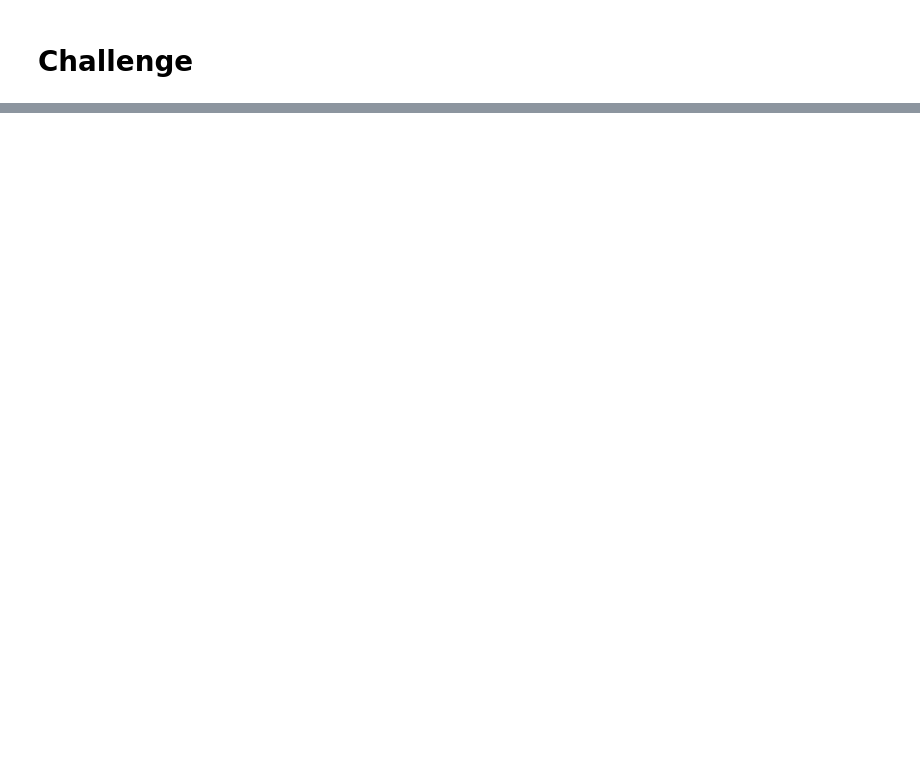
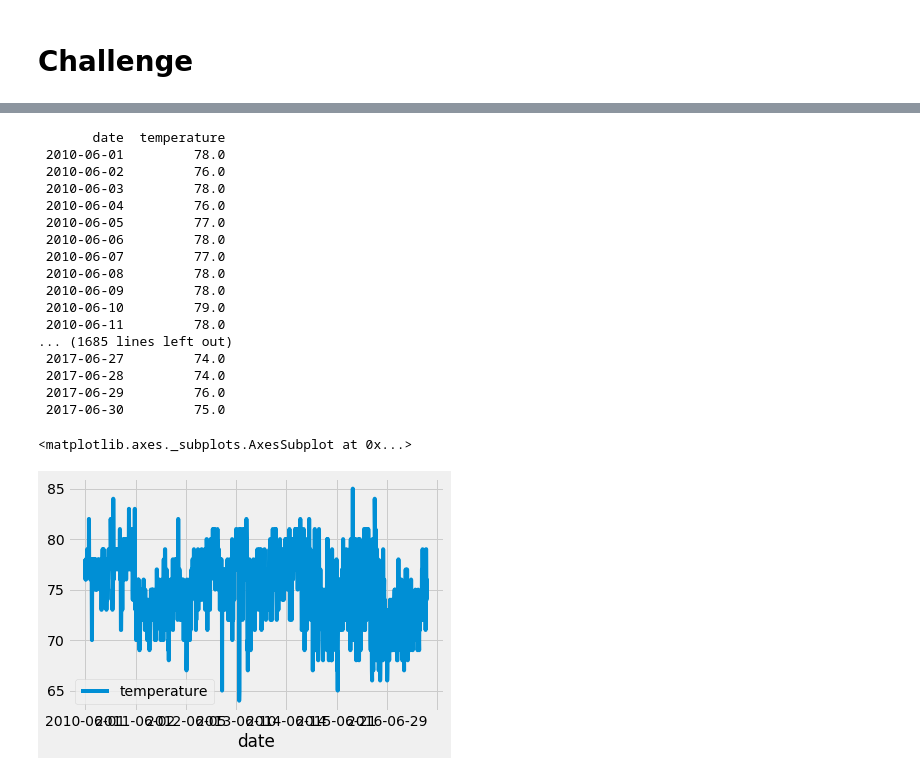
Before and after one commit to PaulIsenberg/surfs_up, a Jupyter notebook: climate_analysis (4).ipynb, the cells around one changed output, grey strips where cells are left out. Saved outputs shown, nothing was run; the diff lists cells and outputs as text; code cells hidden in the pictures; blank space fills up the shorter version.

Commit message:
Uploading Challenge Results and Analysis in README.

```diff
--- a/climate_analysis (4).ipynb
+++ b/climate_analysis (4).ipynb
@@ -160,2 +212,19 @@ plt.tight_layout()
 # %% [markdown]
 # Challenge
+# %%
+# Calculate the date one year from the last date in data set.
+#prev_year = dt.date(2017, 8, 23) - dt.timedelta(days=365)
+# Perform a query to retrieve the data and precipitation scores
+results_pcpt_june = session.query(Measurement.date, Measurement.prcp).filter(extract('month', Measurement.date)==6).all()
+##print(results)
+# Save the query results as a Pandas DataFrame and set the index to the date column
+df1 = pd.DataFrame(results_pcpt_june, columns=['date','precipitation (inches)'])
+df1.set_index(df1['date'], inplace=True)
+##print(df)
+##print(df.to_string(index=False))
+# Sort the dataframe by date
+df1 = df1.sort_index()
+#print(df)
+print(df1.to_string(index=False))
+# Use Pandas Plotting with Matplotlib to plot the data
+df1.plot()
@@ -161,0 +251,34 @@ plt.tight_layout()
+# %%
+results_tobs_june = session.query(Measurement.date, Measurement.tobs).filter(extract('month', Measurement.date)==6).all()
+##print(results)
+# Save the query results as a Pandas DataFrame and set the index to the date column
+df2 = pd.DataFrame(results_tobs_june, columns=['date','temperature'])
+df2.set_index(df1['date'], inplace=True)
+##print(df)
+##print(df.to_string(index=False))
+# Sort the dataframe by date
+df2 = df2.sort_index()
+#print(df)
+print(df2.to_string(index=False))
+# Use Pandas Plotting with Matplotlib to plot the data
+df2.plot()
+# %% [output]
+       date  temperature
+ 2010-06-01         78.0
+ 2010-06-02         76.0
+ 2010-06-03         78.0
+ 2010-06-04         76.0
+ 2010-06-05         77.0
+ 2010-06-06         78.0
+ 2010-06-07         77.0
+ 2010-06-08         78.0
+ 2010-06-09         78.0
+ 2010-06-10         79.0
+ 2010-06-11         78.0
+... (1685 lines left out)
+ 2017-06-27         74.0
+ 2017-06-28         74.0
+ 2017-06-29         76.0
+ 2017-06-30         75.0
+<matplotlib.axes._subplots.AxesSubplot at 0x...>
+[figure, added]
```
Also changed, not shown: parts of 13 cells of this notebook, 1 other file.
